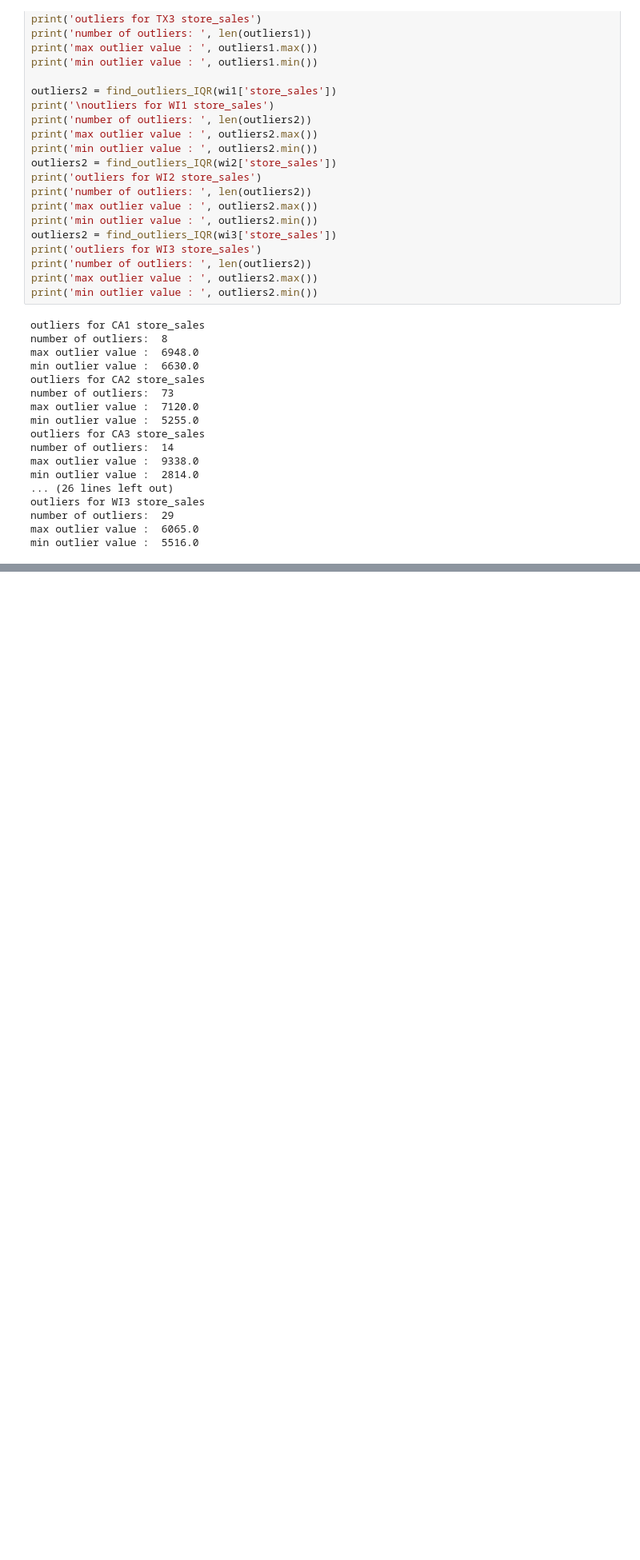
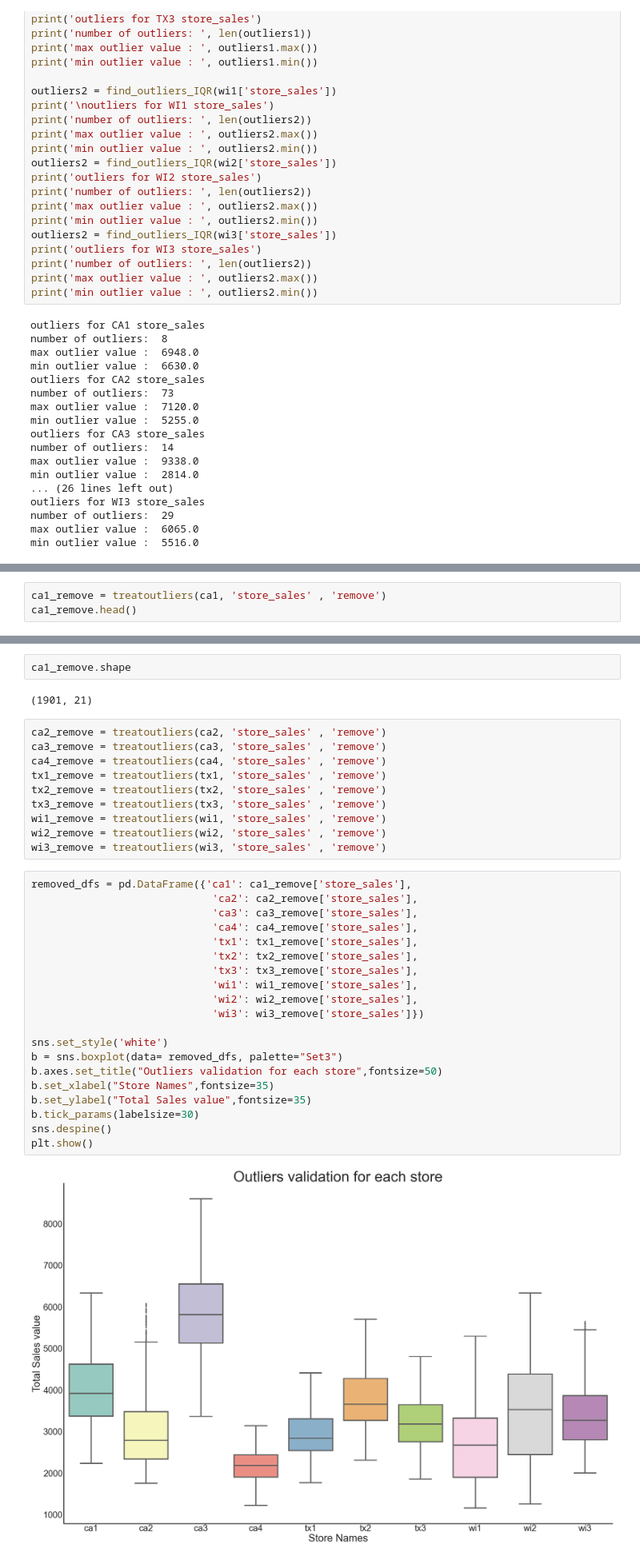
Before and after one commit to ngkhiem97/Walmart-Strategic-Sales-Forecasting, a Jupyter notebook: analysis/EDA-3.ipynb, the cells around one changed output, grey strips where cells are left out. Shown at 80% size. Saved outputs shown, nothing was run; the diff lists cells and outputs as text; blank space fills up the shorter version.

```diff
--- a/analysis/EDA-3.ipynb
+++ b/analysis/EDA-3.ipynb
@@ -315,0 +399,3 @@ print("The percentage of NAN's in WI3: ", wi3_na[wi3_na != 0])
+# %%
+ca1_remove = treatoutliers(ca1, 'store_sales' , 'remove')
+ca1_remove.head()
@@ -315,0 +409,36 @@ print("The percentage of NAN's in WI3: ", wi3_na[wi3_na != 0])
+# %%
+ca1_remove.shape
+# %% [output]
+(1901, 21)
+# %%
+ca2_remove = treatoutliers(ca2, 'store_sales' , 'remove')
+ca3_remove = treatoutliers(ca3, 'store_sales' , 'remove')
+ca4_remove = treatoutliers(ca4, 'store_sales' , 'remove')
+tx1_remove = treatoutliers(tx1, 'store_sales' , 'remove')
+tx2_remove = treatoutliers(tx2, 'store_sales' , 'remove')
+tx3_remove = treatoutliers(tx3, 'store_sales' , 'remove')
+wi1_remove = treatoutliers(wi1, 'store_sales' , 'remove')
+wi2_remove = treatoutliers(wi2, 'store_sales' , 'remove')
+wi3_remove = treatoutliers(wi3, 'store_sales' , 'remove')
+# %%
+removed_dfs = pd.DataFrame({'ca1': ca1_remove['store_sales'],
+                             'ca2': ca2_remove['store_sales'],
+                             'ca3': ca3_remove['store_sales'],
+                             'ca4': ca4_remove['store_sales'],
+                             'tx1': tx1_remove['store_sales'],
+                             'tx2': tx2_remove['store_sales'],
+                             'tx3': tx3_remove['store_sales'],
+                             'wi1': wi1_remove['store_sales'],
+                             'wi2': wi2_remove['store_sales'],
+                             'wi3': wi3_remove['store_sales']})
+
+sns.set_style('white')
+b = sns.boxplot(data= removed_dfs, palette="Set3")
+b.axes.set_title("Outliers validation for each store",fontsize=50)
+b.set_xlabel("Store Names",fontsize=35)
+b.set_ylabel("Total Sales value",fontsize=35)
+b.tick_params(labelsize=30)
+sns.despine()
+plt.show()
+# %% [output]
+[figure, added]
```
Also changed, not shown: parts of 28 cells of this notebook.
